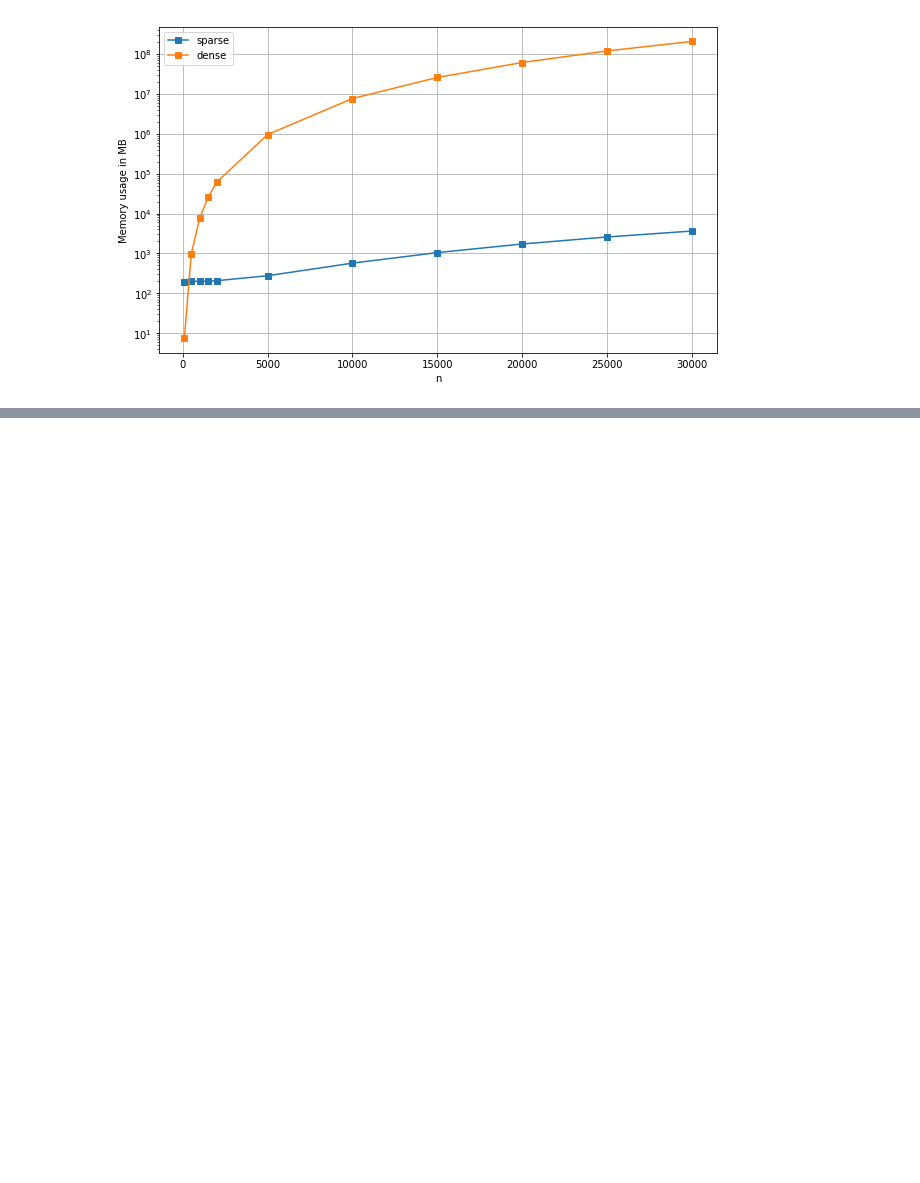
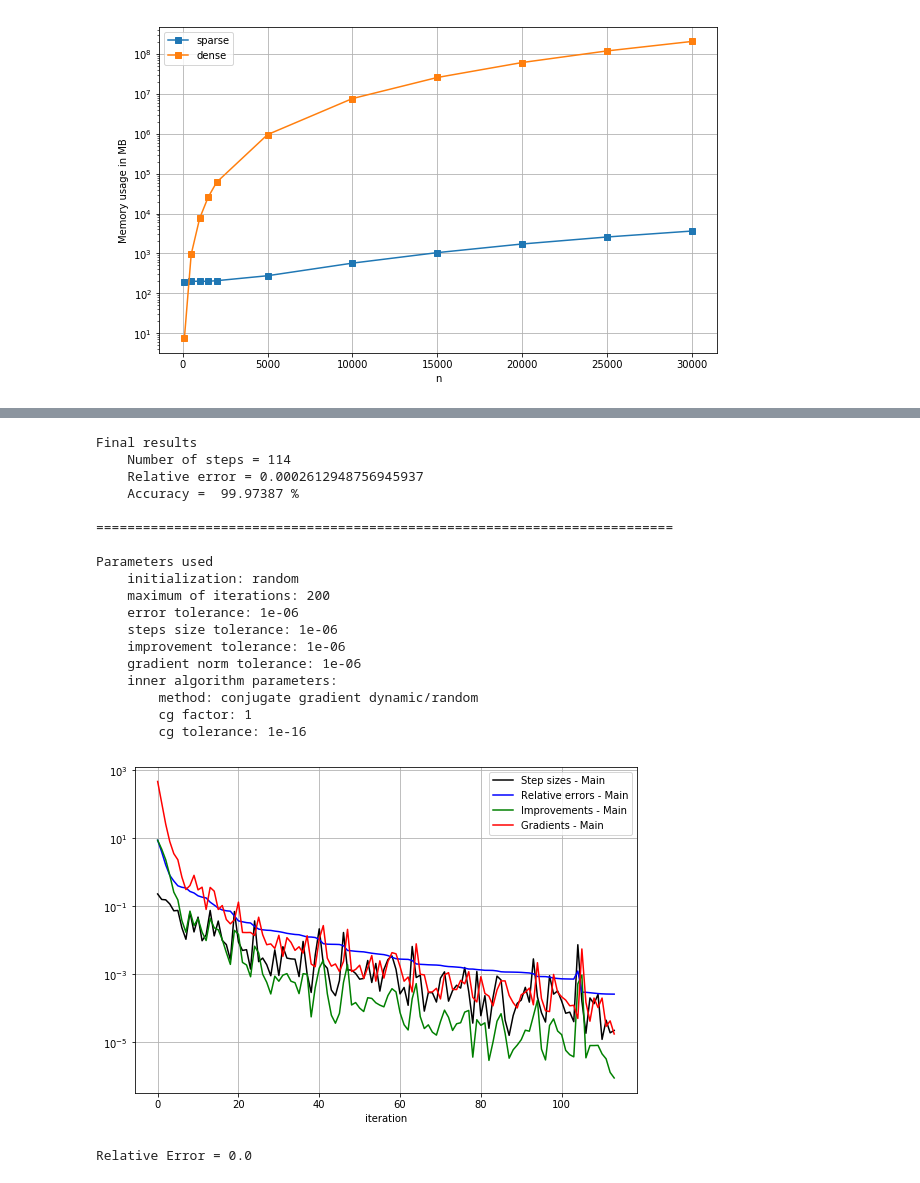
Before and after one commit to felipebottega/Tensor-Fox, a Jupyter notebook: tutorial/11-sparse_tensors.ipynb, the cells around one changed output, grey strips where cells are left out. Drawn from its saved outputs; the diff is of its cells as text; code cells hidden in the pictures; blank space fills up the shorter version.

```diff
--- a/tutorial/11-sparse_tensors.ipynb
+++ b/tutorial/11-sparse_tensors.ipynb
@@ -119,0 +178,33 @@ Final results
+# %%
+# Now we compute the CPD for the right rank (in this case it is R = 34). We remark that still may be necessary to repeat
+# this computation a few times until a good fit is found. For that reason we prefer to use the function foxit
+#(introduced in lesson 9).
+R = final_rank
+factors, output = tfx.foxit(S, R, bestof=15)
+# %% [output]
+Final results
+    Number of steps = 114
+    Relative error = 0.0002612948756945937
+    Accuracy =  99.97387 %
+
+==========================================================================
+
+Parameters used
+    initialization: random
+    maximum of iterations: 200
+    error tolerance: 1e-06
+    steps size tolerance: 1e-06
+    improvement tolerance: 1e-06
+    gradient norm tolerance: 1e-06
+    inner algorithm parameters:
+        method: conjugate gradient dynamic/random
+        cg factor: 1
+        cg tolerance: 1e-16
+[figure, added]
+# %%
+# Finaly, compute the error |T - (U1, U2, U3)*S| / |T| over the nonzero entries of T.
+S1 = tfx.cnv.unfold(S, 1)
+rel_error = tfx.mlinalg.compute_error(T, Tsize, S, U, dims)
+print('Relative Error =', rel_error)
+# %% [output]
+Relative Error = 0.0
```
Also changed, not shown: parts of 18 cells of this notebook, 1 other file.
